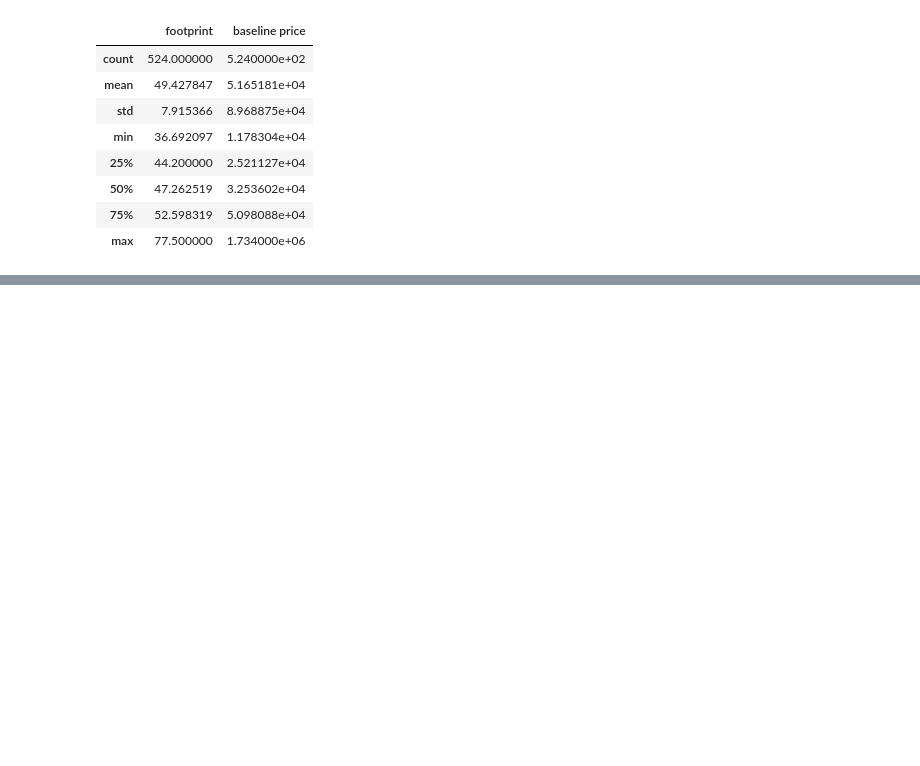
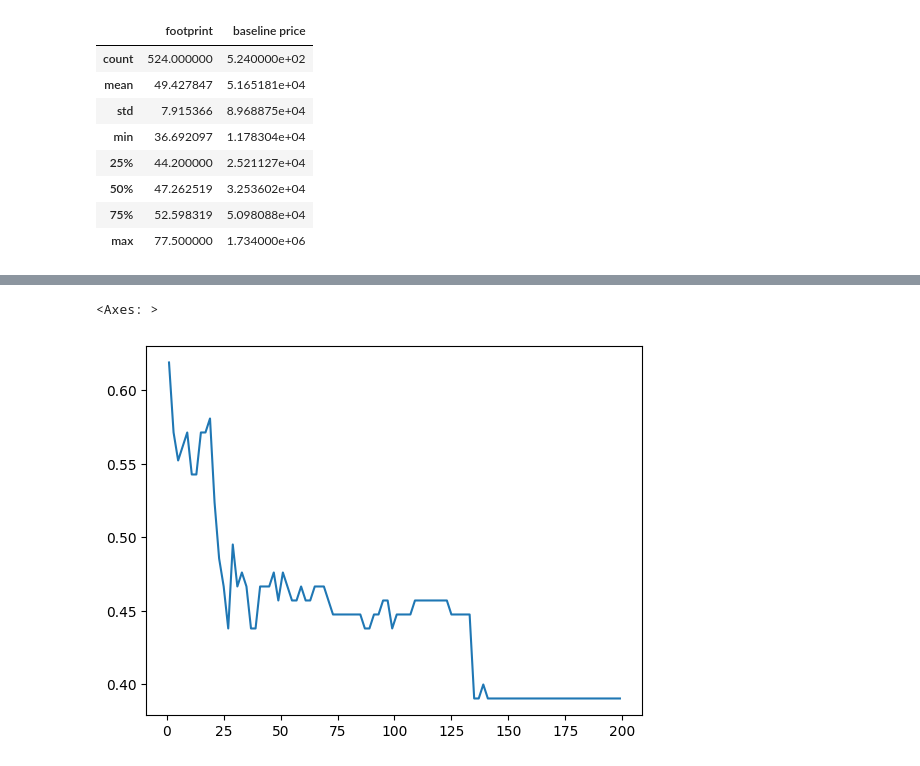
Before and after one commit to echiino/scratchpad, a Jupyter notebook: nb_2026_02_03.ipynb, the cells around one changed output, grey strips where cells are left out. Cells and saved outputs as stored; diff of their text form; code cells hidden in the pictures; blank space fills up the shorter version.

```diff
--- a/nb_2026_02_03.ipynb
+++ b/nb_2026_02_03.ipynb
@@ -98,0 +115,17 @@ pd.crosstab(y, y_hat)
+# %%
+from sklearn.model_selection import train_test_split
+u_train, u_test, y_train, y_test = train_test_split(u,y, # Feature and target variables
+                                                    test_size = .2, # Split the sample 80 train/20 test
+                                                    random_state = 100) # For replication purposes
+# %%
+k_grid = [ (2*k+1) for k in range(100)] # come back to this i missed it ..
+
+accuracies = []
+for k in k_grid: # For each candidate value of k...
+    model = KNeighborsClassifier(n_neighbors = k) # Create a model instance
+    model = model.fit(u_train,y_train) # Fit the model
+    accuracies.append(model.score(u_test,y_test)) # Save accuracy
+sns.lineplot(x=k_grid,y=accuracies)
+# %% [output]
+<Axes: >
+[figure, added]
```
Also changed, not shown: parts of 10 cells of this notebook.
